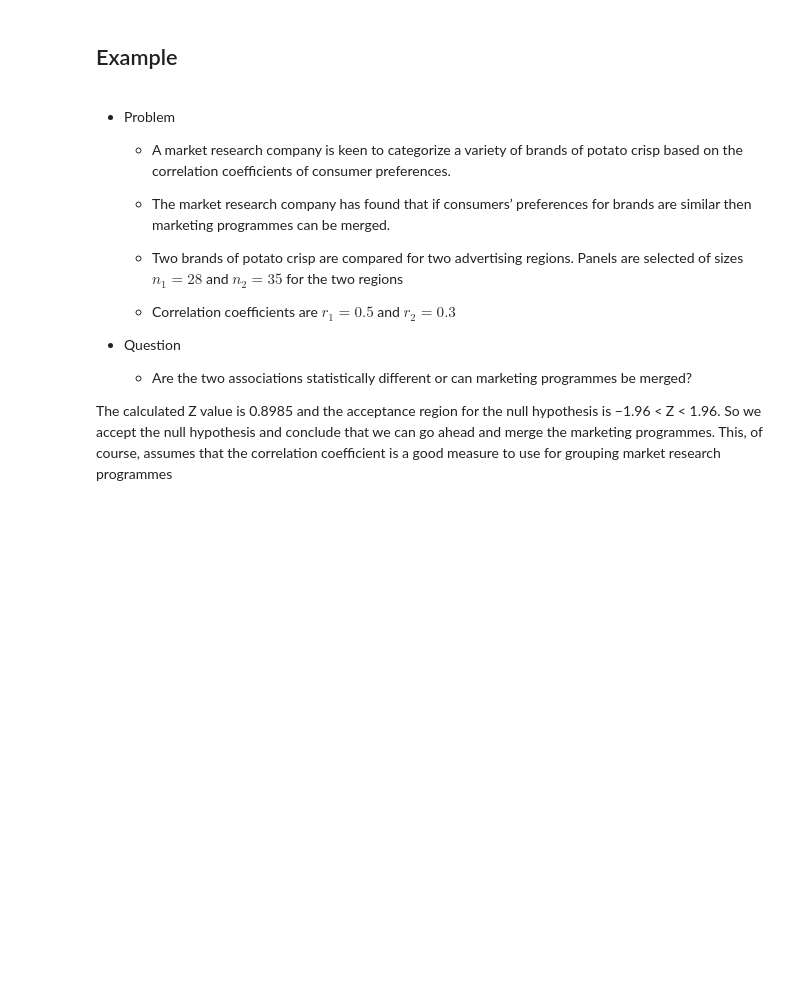
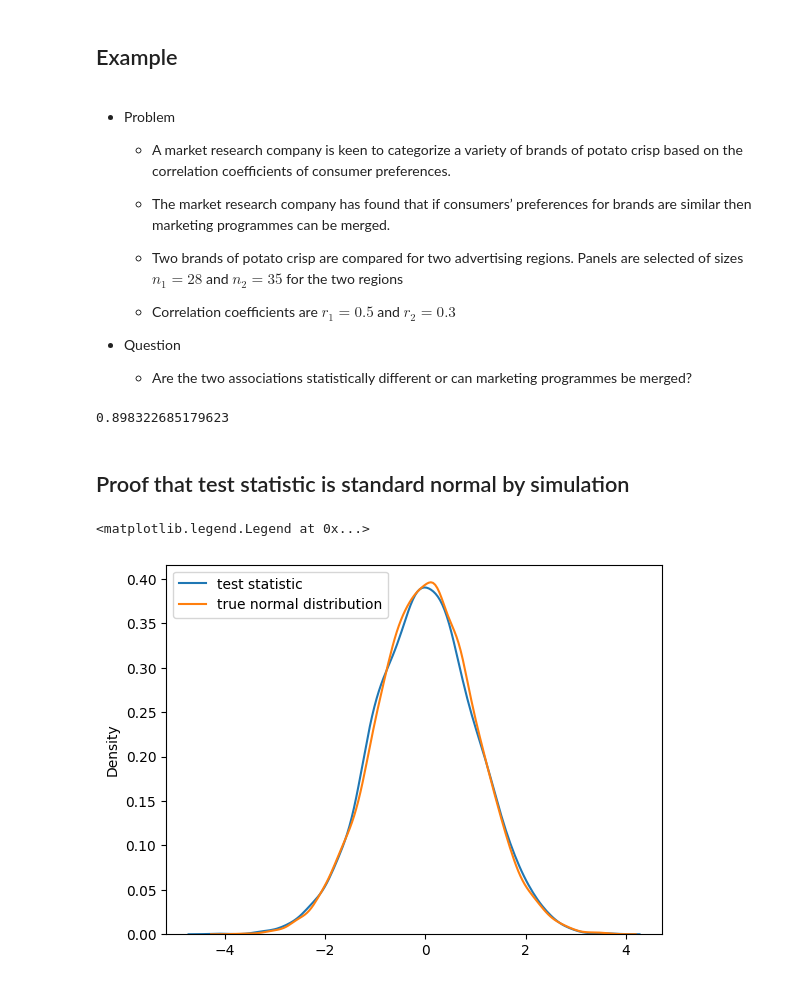
Before and after one commit to yjtek/math, a Jupyter notebook: Textbooks/100 Statistical Tests - Gopal Kanji/14. Z-test of two correlation coefficient.ipynb, the cells around one changed output. Saved outputs shown, nothing was run; the diff lists cells and outputs as text; code cells hidden in the pictures; blank space fills up the shorter version.

```diff
--- a/Textbooks/100 Statistical Tests - Gopal Kanji/14. Z-test of two correlation coefficient.ipynb
+++ b/Textbooks/100 Statistical Tests - Gopal Kanji/14. Z-test of two correlation coefficient.ipynb
@@ -51,9 +51,30 @@ $$
 
 - Question
     - Are the two associations statistically different or can marketing programmes be merged?
-
- The calculated Z value
-is 0.8985 and the acceptance region for the null hypothesis is −1.96 < Z < 1.96.
-So we accept the null hypothesis and conclude that we can go ahead and merge the
-marketing programmes. This, of course, assumes that the correlation coefficient is a
-good measure to use for grouping market research programmes
+# %%
+import numpy as np
+import seaborn as sns
+import matplotlib.pyplot as plt
+
+rho1 = rho2 = 0.5
+r1 = 0.5
+r2 = 0.3
+
+n1 = 28
+n2 = 35
+
+mu1 = 0.5 * np.log((1+rho1)/(1-rho1))
+mu2 = 0.5 * np.log((1+rho2)/(1-rho2))
+sigma1 = 1 / (n1-3)**0.5
+sigma2 = 1 / (n2-3)**0.5
+
+z1 = 0.5 * np.log((1+r1)/(1-r1))
+z2 = 0.5 * np.log((1+r2)/(1-r2))
+
+## Do not reject null that the correlations are equal
+test_statistic = ((z1 - z2) - (mu1 - mu2)) / (sigma1**2 + sigma2**2)**0.5
+test_statistic
+# %% [output]
+0.898322685179623
+# %% [markdown]
+## Proof that test statistic is standard normal by simulation
@@ -59,0 +141,10 @@ good measure to use for grouping market research programmes
+# %%
+test_statistic_distribution = [get_test_statistic() for _ in range(3_000)]
+true_normal_distribution = np.random.normal(0,1,10_000)
+
+sns.kdeplot(test_statistic_distribution, label='test statistic')
+sns.kdeplot(true_normal_distribution, label='true normal distribution')
+plt.legend()
+# %% [output]
+<matplotlib.legend.Legend at 0x...>
+[figure, added]
```
Also changed, not shown: parts of 2 cells of this notebook, 1 other file.
